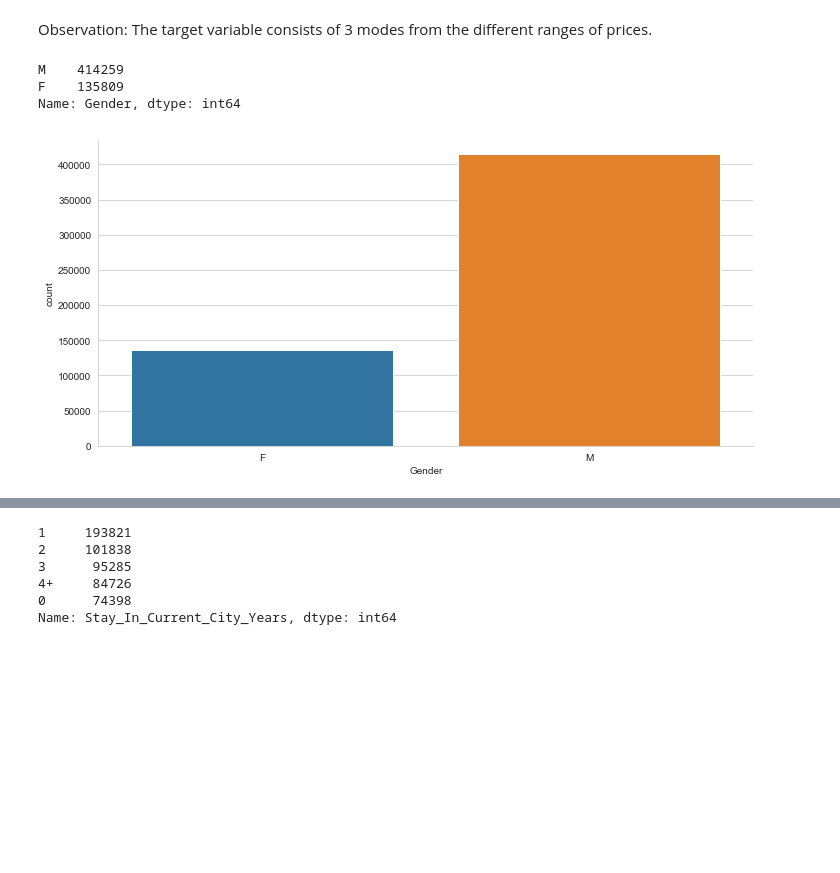
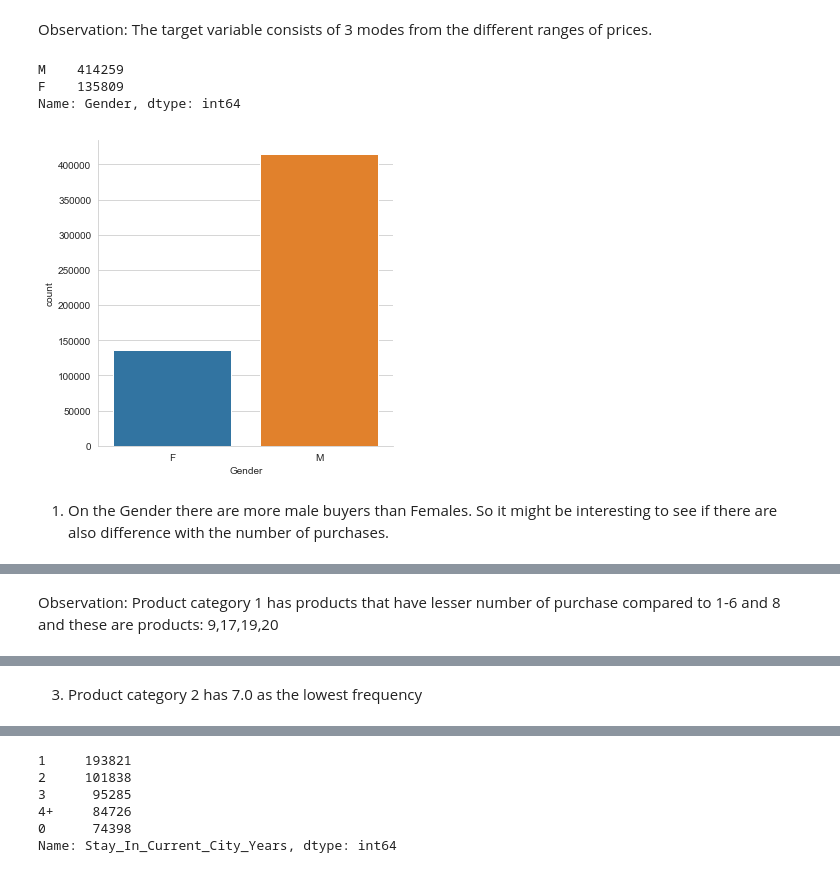
Before and after one commit to theresapareno/Combined-data, a Jupyter notebook: combined.ipynb, the cells around one changed output, grey strips where cells are left out. Cells and saved outputs as stored; diff of their text form; code cells hidden in the pictures; blank space fills up the shorter version.

```diff
--- a/combined.ipynb
+++ b/combined.ipynb
@@ -100,13 +100,15 @@ sns.distplot(df['Purchase'],bins=30,color='purple')
 Observation: The target variable consists of 3 modes from the different ranges of prices.
 # %%
 #Categorical variable
-sns.catplot('Gender', data = df, kind = 'count', aspect = 2)
+sns.catplot('Gender', data = df, kind = 'count')
 print (df['Gender'].value_counts())
 # %% [output]
 M    414259
 F    135809
 Name: Gender, dtype: int64
-[figure, old version]
+[figure, new version]
+# %% [markdown]
+1. On the Gender there are more male buyers than Females. So it might be interesting to see if there are also difference with the number of purchases.
 # %%
 sns.catplot('Product_Category_1', data = df, kind = 'count', aspect = 2)
 print (df['Product_Category_1'].value_counts())
@@ -129,6 +131,9 @@ print (df['Product_Category_1'].value_counts())
 9        410
 Name: Product_Category_1, dtype: int64
 [figure]
+# %% [markdown]
+Observation:
+ Product category 1 has products that have lesser number of purchase compared to 1-6 and 8 and these are products: 9,17,19,20
 # %%
 sns.catplot('Product_Category_2', data = df, kind = 'count', aspect = 2)
 print (df['Product_Category_2'].value_counts())
@@ -152,6 +157,8 @@ print (df['Product_Category_2'].value_counts())
 7.0       626
 Name: Product_Category_2, dtype: int64
 [figure]
+# %% [markdown]
+3. Product category 2 has 7.0 as the lowest frequency
 # %%
 sns.catplot('Product_Category_3', data = df, kind = 'count', aspect = 2)
 print (df['Product_Category_3'].value_counts())
```
Also changed, not shown: parts of 18 cells of this notebook.
